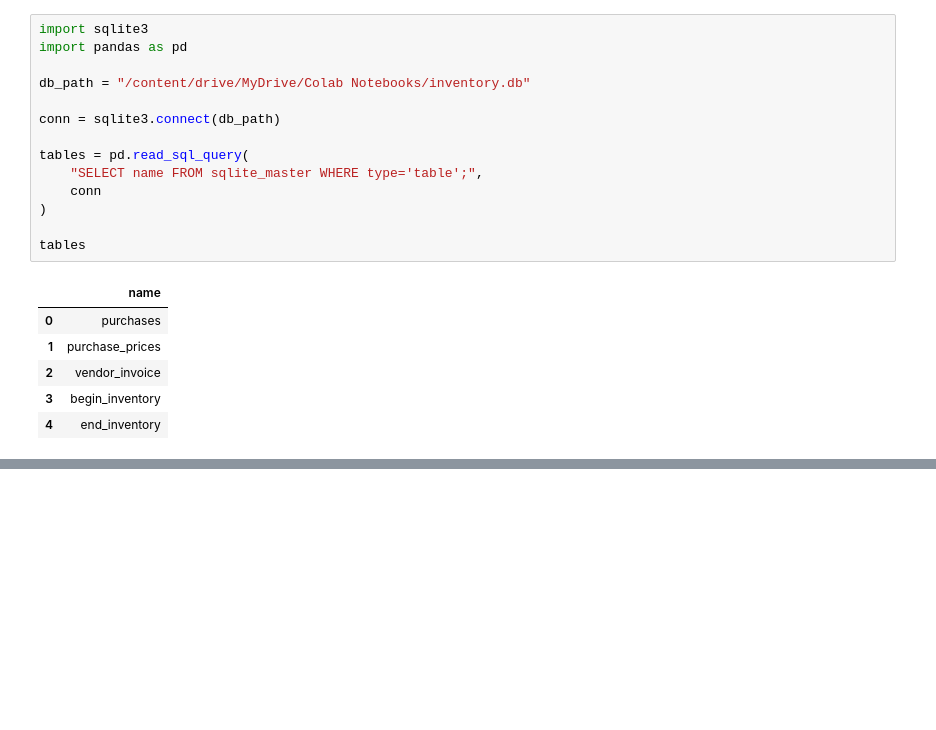
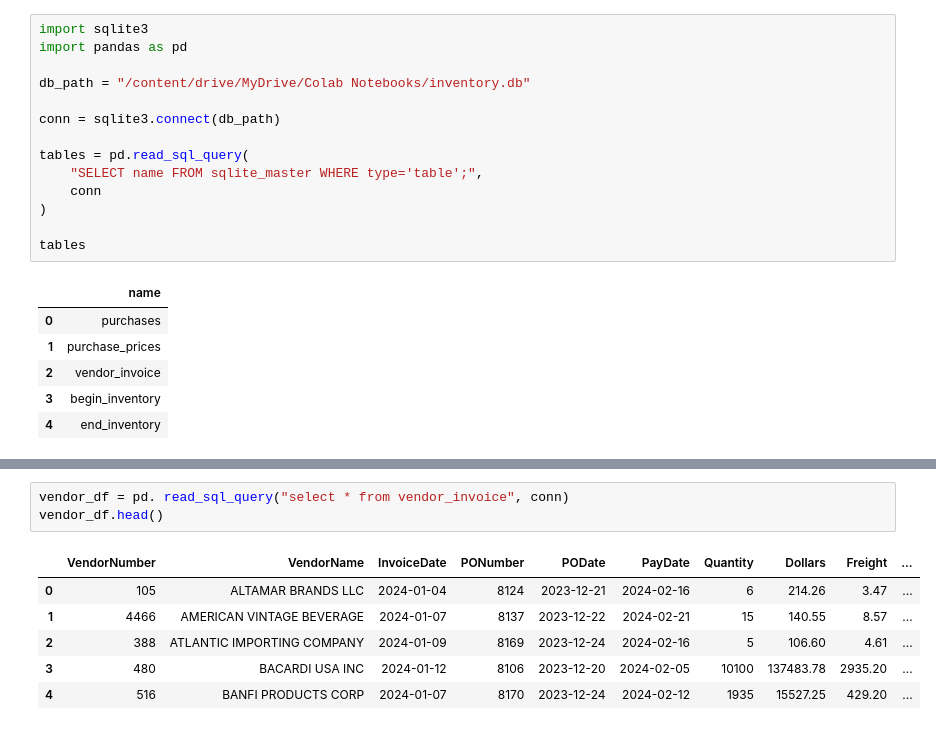
Before and after one commit to Rohit3435/invoice-intelligence-ml, a Jupyter notebook: invoice_intelligence_ml.ipynb, the cells around one changed output, grey strips where cells are left out. Saved outputs shown, nothing was run; the diff lists cells and outputs as text; blank space fills up the shorter version.

```diff
--- a/invoice_intelligence_ml.ipynb
+++ b/invoice_intelligence_ml.ipynb
@@ -86,0 +133,10 @@ tables
+# %%
+vendor_df = pd. read_sql_query("select * from vendor_invoice", conn)
+vendor_df.head()
+# %% [output]
+|  | VendorNumber | VendorName | InvoiceDate | PONumber | PODate | PayDate | Quantity | Dollars | Freight | ... |
+| 0 | 105 | ALTAMAR BRANDS LLC | 2024-01-04 | 8124 | 2023-12-21 | 2024-02-16 | 6 | 214.26 | 3.47 | ... |
+| 1 | 4466 | AMERICAN VINTAGE BEVERAGE | 2024-01-07 | 8137 | 2023-12-22 | 2024-02-21 | 15 | 140.55 | 8.57 | ... |
+| 2 | 388 | ATLANTIC IMPORTING COMPANY | 2024-01-09 | 8169 | 2023-12-24 | 2024-02-16 | 5 | 106.60 | 4.61 | ... |
+| 3 | 480 | BACARDI USA INC | 2024-01-12 | 8106 | 2023-12-20 | 2024-02-05 | 10100 | 137483.78 | 2935.20 | ... |
+| 4 | 516 | BANFI PRODUCTS CORP | 2024-01-07 | 8170 | 2023-12-24 | 2024-02-12 | 1935 | 15527.25 | 429.20 | ... |
```
Also changed, not shown: parts of 2 cells of this notebook.
